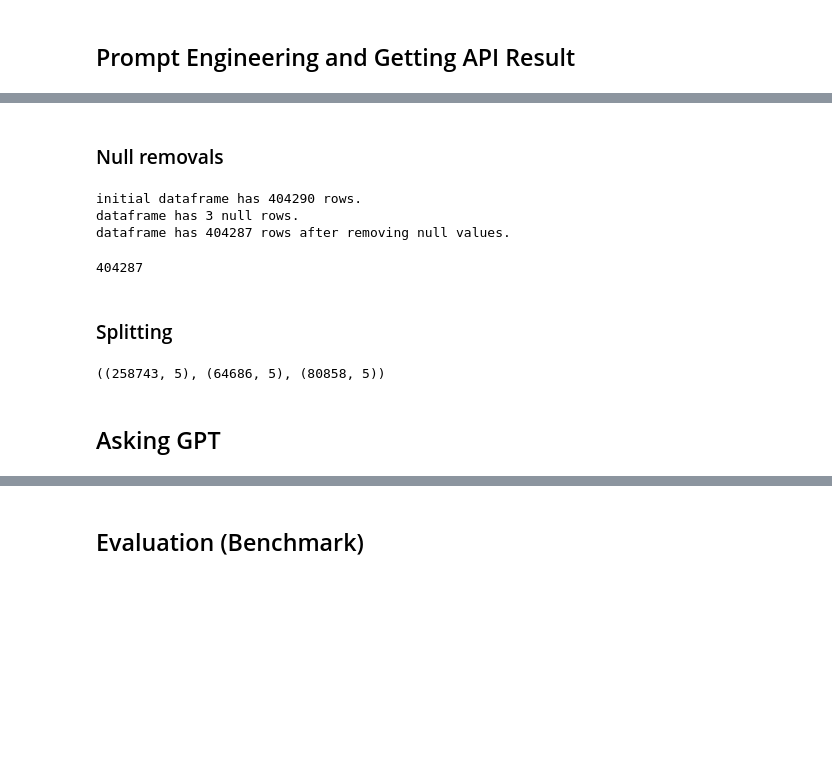
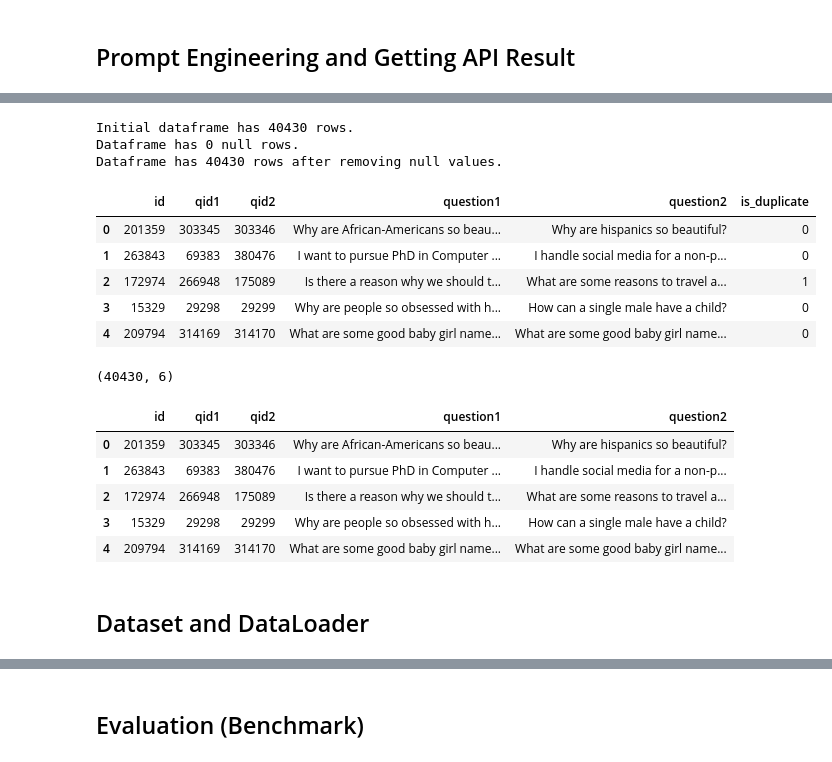
Before and after one commit to cs3244-group-16/quora-question-pairs, a Jupyter notebook: notebooks/06-openai-api.ipynb, the cells around one changed output, grey strips where cells are left out. Cells and saved outputs as stored; diff of their text form; code cells hidden in the pictures; blank space fills up the shorter version.

```diff
--- a/notebooks/06-openai-api.ipynb
+++ b/notebooks/06-openai-api.ipynb
@@ -73,3 +80,0 @@ def ask_gpt(q1, q2, max_retries=2):
-# %%
-df = pd.read_csv('../data/train.csv')
-df.head()
@@ -83,20 +81,29 @@ df.head()
-# %% [markdown]
-### Null removals
+# %%
+DATA_DIR = join('..', 'data', 'glue')
 # %%
-print(f"initial dataframe has {len(df)} rows.")
-null_rows = df[df.isnull().values.any(1)]
-print(f"dataframe has {len(null_rows)} null rows.")
-df.dropna(how='any', inplace=True)
-print(f"dataframe has {len(df)} rows after removing null values.")
+def remove_nulls(df):
+    print(f"Initial dataframe has {len(df)} rows.")
+    null_rows = df[df.isnull().values.any(1)]
+    print(f"Dataframe has {len(null_rows)} null rows.")
+    df = df.dropna(how='any')
+    print(f"Dataframe has {len(df)} rows after removing null values.")
+    return df
-# %% [output]
-initial dataframe has 404290 rows.
-dataframe has 3 null rows.
-dataframe has 404287 rows after removing null values.
-# %%
-num_samples = len(df)
-num_samples
-# %% [output]
-404287
-# %% [markdown]
-### Splitting
+# %%
+test_df = pd.read_csv(join(DATA_DIR, 'dev.tsv'), sep='\t')
+test_df = remove_nulls(test_df)
+test_df.head()
+# %% [output]
+Initial dataframe has 40430 rows.
+Dataframe has 0 null rows.
+Dataframe has 40430 rows after removing null values.
+|  | id | qid1 | qid2 | question1 | question2 | is_duplicate |
+| 0 | 201359 | 303345 | 303346 | Why are African-Americans so beau... | Why are hispanics so beautiful? | 0 |
+| 1 | 263843 | 69383 | 380476 | I want to pursue PhD in Computer ... | I handle social media for a non-p... | 0 |
+| 2 | 172974 | 266948 | 175089 | Is there a reason why we should t... | What are some reasons to travel a... | 1 |
+| 3 | 15329 | 29298 | 29299 | Why are people so obsessed with h... | How can a single male have a child? | 0 |
+| 4 | 209794 | 314169 | 314170 | What are some good baby girl name... | What are some good baby girl name... | 0 |
+# %%
+test_df.shape
+# %% [output]
+(40430, 6)
 # %%
@@ -111,6 +112,11 @@ X_train, X_val, y_train, y_val = train_test_split(X_temp, y_temp, test_size=0.2,
-# %%
-X_train.shape, X_val.shape, X_test.shape
-# %% [output]
-((258743, 5), (64686, 5), (80858, 5))
-# %% [markdown]
-## Asking GPT
+# %%
+X_test.head()
+# %% [output]
+|  | id | qid1 | qid2 | question1 | question2 |
+| 0 | 201359 | 303345 | 303346 | Why are African-Americans so beau... | Why are hispanics so beautiful? |
+| 1 | 263843 | 69383 | 380476 | I want to pursue PhD in Computer ... | I handle social media for a non-p... |
+| 2 | 172974 | 266948 | 175089 | Is there a reason why we should t... | What are some reasons to travel a... |
+| 3 | 15329 | 29298 | 29299 | Why are people so obsessed with h... | How can a single male have a child? |
+| 4 | 209794 | 314169 | 314170 | What are some good baby girl name... | What are some good baby girl name... |
+# %% [markdown]
+## Dataset and DataLoader
```
Also changed, not shown: parts of 17 cells of this notebook.
